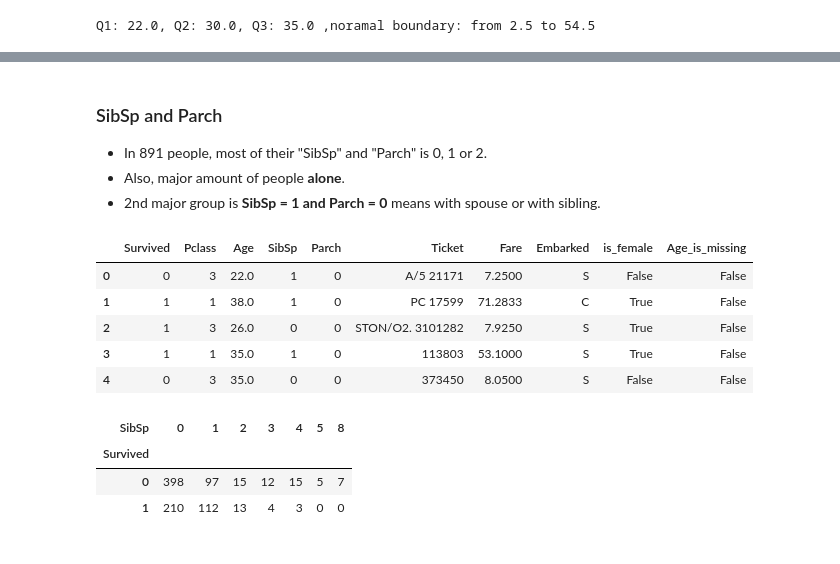
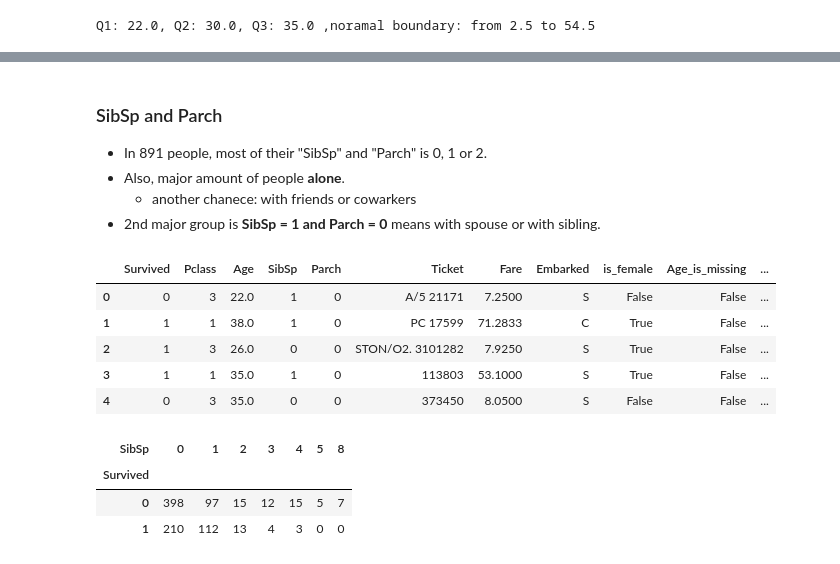
Before and after one commit to haku9627/Kaggle, a Jupyter notebook: Titanic/Titanic-MachineLearningFromDisaster.ipynb, the cells around one changed output, grey strips where cells are left out. Drawn from its saved outputs; the diff is of its cells as text; code cells hidden in the pictures.

```diff
--- a/Titanic/Titanic-MachineLearningFromDisaster.ipynb
+++ b/Titanic/Titanic-MachineLearningFromDisaster.ipynb
@@ -447,3 +451,21 @@ ax.set(title="Age distribution after imputation: mathod 1");
 iqr_boundary(df2_manipulate1["Age"])
 # %% [output]
 Q1: 22.0, Q2: 30.0, Q3: 35.0 ,noramal boundary: from 2.5 to 54.5
+# %%
+# Binning by quantile and label `outlier`
+df2_manipulate2 = df2_manipulate1.copy()
+df2_manipulate2.loc[(2.5 <= df2_manipulate1['Age'])&(df2_manipulate1['Age']<=22.0),
+                    'Age_class'] = "Q1"
+df2_manipulate2.loc[(22.0 < df2_manipulate1['Age'])&(df2_manipulate1['Age']<=30.0),
+                    'Age_class'] = "Q2"
+df2_manipulate2.loc[(30.0 < df2_manipulate1['Age'])&(df2_manipulate1['Age']<=35.0),
+                    'Age_class'] = "Q3"
+df2_manipulate2.loc[(35.0 < df2_manipulate1['Age'])&(df2_manipulate1['Age']<=54.5),
+                    'Age_class'] = "Q4"
+
+df2_manipulate2["Age_is_outlier"] = df2_manipulate2["Age_class"].isna()
+
+df2_manipulate2.loc[df2_manipulate1['Age']<2.5,
+                    'Age_class'] = "Q1"
+df2_manipulate2.loc[54.5 < df2_manipulate1['Age'],
+                    'Age_class'] = "Q1"
@@ -451,14 +482,15 @@ Q1: 22.0, Q2: 30.0, Q3: 35.0 ,noramal boundary: from 2.5 to 54.5
 ### SibSp and Parch
 - In 891 people, most of their "SibSp" and "Parch" is 0, 1 or 2.
 - Also, major amount of people **alone**.
- - 2nd major group is **SibSp = 1 and Parch = 0** means with spouse or with sibling.
+  - another chanece: with friends or cowarkers
+- 2nd major group is **SibSp = 1 and Parch = 0** means with spouse or with sibling.
 # %%
-df2_manipulate1.head()
+df2_manipulate2.head()
 # %% [output]
-|  | Survived | Pclass | Age | SibSp | Parch | Ticket | Fare | Embarked | is_female | Age_is_missing |
-| 0 | 0 | 3 | 22.0 | 1 | 0 | A/5 21171 | 7.2500 | S | False | False |
-| 1 | 1 | 1 | 38.0 | 1 | 0 | PC 17599 | 71.2833 | C | True | False |
-| 2 | 1 | 3 | 26.0 | 0 | 0 | STON/O2. 3101282 | 7.9250 | S | True | False |
-| 3 | 1 | 1 | 35.0 | 1 | 0 | 113803 | 53.1000 | S | True | False |
-| 4 | 0 | 3 | 35.0 | 0 | 0 | 373450 | 8.0500 | S | False | False |
+|  | Survived | Pclass | Age | SibSp | Parch | Ticket | Fare | Embarked | is_female | Age_is_missing | ... |
+| 0 | 0 | 3 | 22.0 | 1 | 0 | A/5 21171 | 7.2500 | S | False | False | ... |
+| 1 | 1 | 1 | 38.0 | 1 | 0 | PC 17599 | 71.2833 | C | True | False | ... |
+| 2 | 1 | 3 | 26.0 | 0 | 0 | STON/O2. 3101282 | 7.9250 | S | True | False | ... |
+| 3 | 1 | 1 | 35.0 | 1 | 0 | 113803 | 53.1000 | S | True | False | ... |
+| 4 | 0 | 3 | 35.0 | 0 | 0 | 373450 | 8.0500 | S | False | False | ... |
 # %%
```
Also changed, not shown: parts of 25 cells of this notebook.
